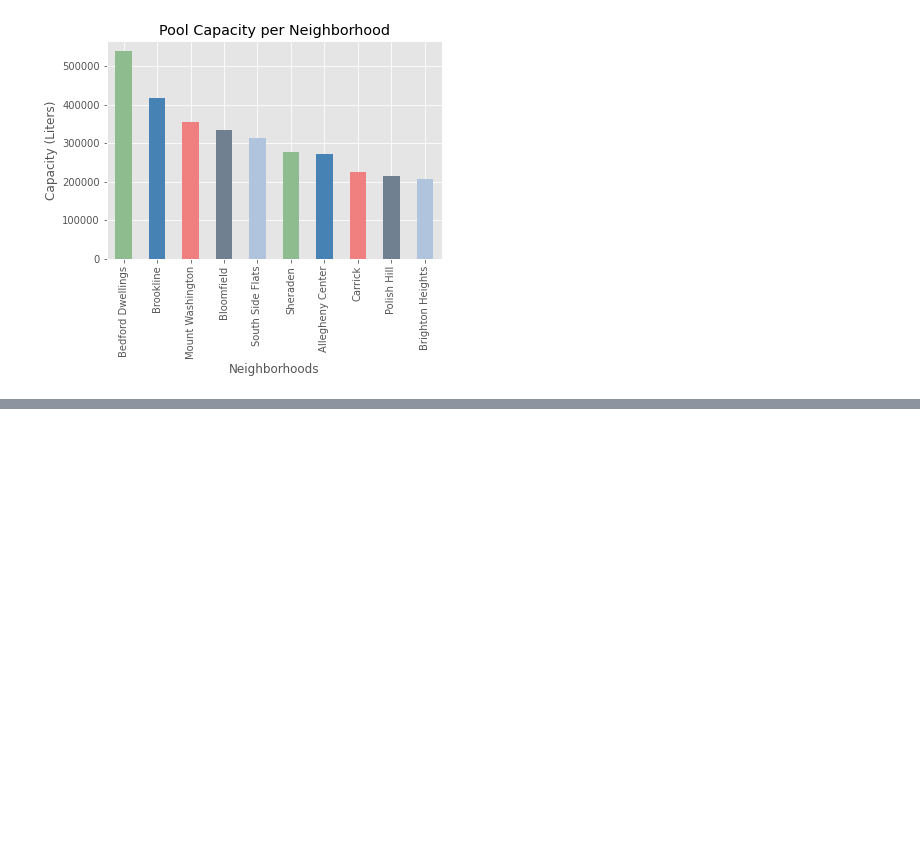
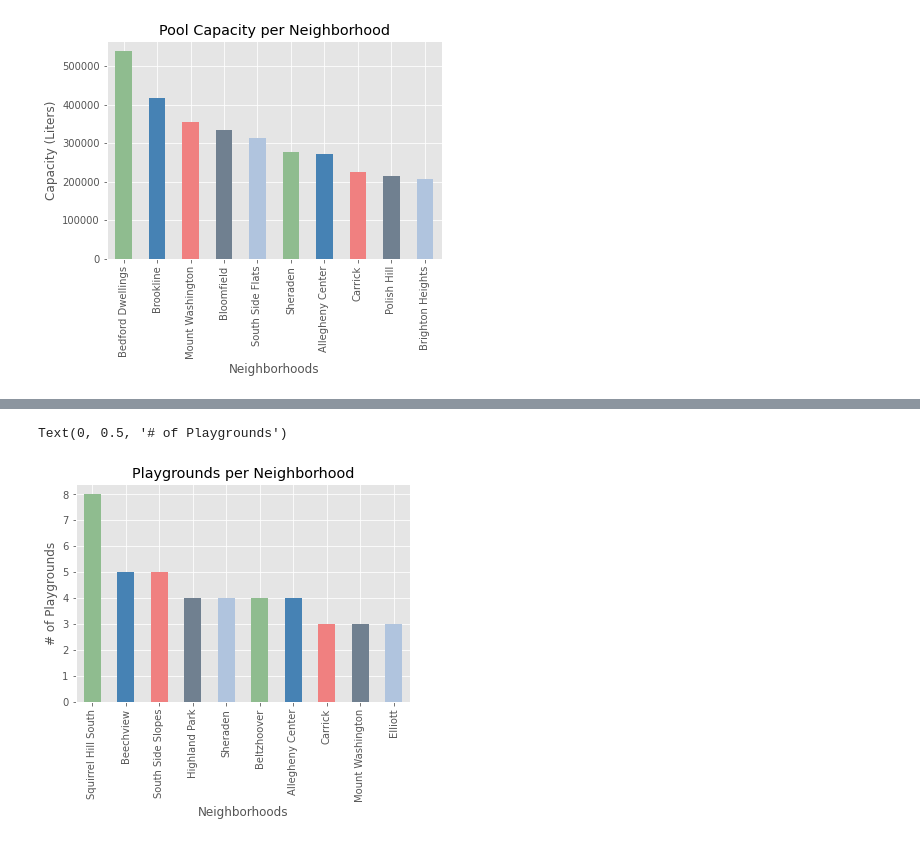
Before and after one commit to mis250/Final-Project, a Jupyter notebook: TheBestNeighborhood.ipynb, the cells around one changed output, grey strips where cells are left out. Cells and saved outputs as stored; diff of their text form; code cells hidden in the pictures; blank space fills up the shorter version.

```diff
--- a/TheBestNeighborhood.ipynb
+++ b/TheBestNeighborhood.ipynb
@@ -40,10 +41,10 @@ colors = ['darkseagreen', 'steelblue', 'lightcoral', 'slategrey', 'lightsteelblu
 
 courtsnrinks = pd.read_csv('https://data.wprdc.org/datastore/dump/a5b71bfa-840c-4c86-8f43-07a9ae854227')
 courtsnrinks_dict = dict()
-population = pd.read_csv("https://data.wprdc.org/dataset/5b18c198-474c-4723-b735-cc5220ad43cc/resource/82f29015-6905-4b1c-8300-afe9bb2231b3/download/total-population.csv")
-population_dict = dict()
 pools = pd.read_csv("https://data.wprdc.org/datastore/dump/5cc254fe-2cbd-4912-9f44-2f95f0beea9a")
 pools_dict = dict()
+playgrounds = pd.read_csv("https://data.wprdc.org/datastore/dump/47350364-44a8-4d15-b6e0-5f79ddff9367")
+playgrounds_dict = dict()
 poolscap_dict = dict()
 # %% [markdown]
 *MAPS*
@@ -222,0 +270,10 @@ Text(0, 0.5, 'Capacity (Liters)')
+# %%
+for i in range(len(playgrounds)):
+    item = playgrounds.loc[i, 'neighborhood']
+    if item in playgrounds_dict:
+        playgrounds_dict[item] += 1
+    else:
+        playgrounds_dict[item] = 1
+# %%
+playgrounds_series = pd.Series(playgrounds_dict, name = "neighborhood")
+playgrounds_series.sort_values(ascending = False)[:10]
@@ -222,0 +292,8 @@ Text(0, 0.5, 'Capacity (Liters)')
+# %%
+playgrounds_series.sort_values(ascending=False)[:10].plot.bar(color=colors)
+plt.title('Playgrounds per Neighborhood')
+plt.xlabel('Neighborhoods')
+plt.ylabel('# of Playgrounds')
+# %% [output]
+Text(0, 0.5, '# of Playgrounds')
+[figure, added]
```
Also changed, not shown: parts of 38 cells of this notebook, 2 other files.
